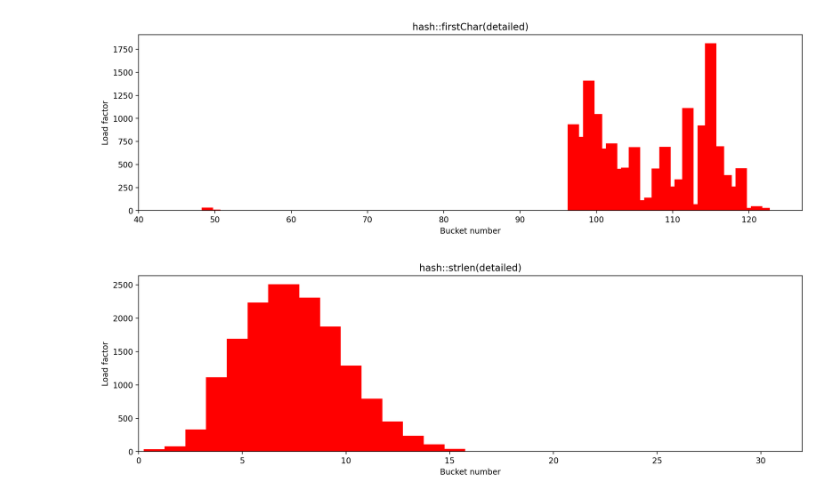
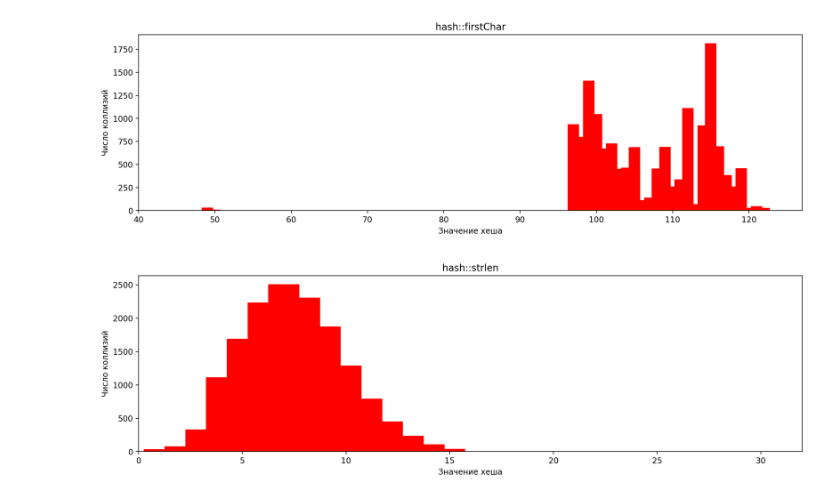
Before and after one commit to victorbaldin56/hashmap, a Jupyter notebook: graphs.ipynb, the cells around one changed output. Saved outputs shown, nothing was run; the diff lists cells and outputs as text; code cells hidden in the pictures.

```diff
--- a/graphs.ipynb
+++ b/graphs.ipynb
@@ -10,8 +10,8 @@ def read_files(files):
     return ret
 
 STATS_DIR = 'stats'
-HASH_FUNCS = ['hash::zero', 'hash::firstChar', 'hash::strlen', 'hash::sum', 'hash::sum(lower size)',
-              'hash::ror', 'hash::rol', 'hash::crc32']
+HASH_FUNCS = ['hash::zero', 'hash::firstChar', 'hash::strlen', 'hash::sum',
+              'hash::ror', 'hash::rol', 'hash::crc32', 'hash::gnu']
 
 stats = read_files([f'{STATS_DIR}/{hash_func}.csv' for hash_func in HASH_FUNCS])
 nums = [st['num'] for st in stats]
@@ -21,8 +21,8 @@ def plot_hash_func(num, load_factor, title, xlim):
     plt.figure(figsize=(15, 4), dpi=200)
     plt.xlim(xlim)
     plt.bar(num, load_factor, color='red', width=1.5)
-    plt.xlabel('Bucket number')
-    plt.ylabel('Load factor')
+    plt.xlabel('Значение хеша')
+    plt.ylabel('Число коллизий')
     plt.title(title)
     plt.savefig(f'graphs/{title}.png')
 # %%
@@ -40,10 +40,10 @@ for i in range(nums.__len__()):
 # %%
 # Detailed bars for hash::firstChar and hash::strlen
 
 xlims = [[0, 0], [40, 127], [0, 32]]
 
 for i in [1, 2]:
-    plot_hash_func(nums[i], loads[i], title=f'{HASH_FUNCS[i]}(detailed)', xlim=xlims[i])
+    plot_hash_func(nums[i], loads[i], title=f'{HASH_FUNCS[i]}', xlim=xlims[i])
 # %% [output]
-[figure, old version]
+[figure, new version]
-[figure, old version]
+[figure, new version]
```
Also changed, not shown: parts of 5 cells of this notebook, 28 other files.
